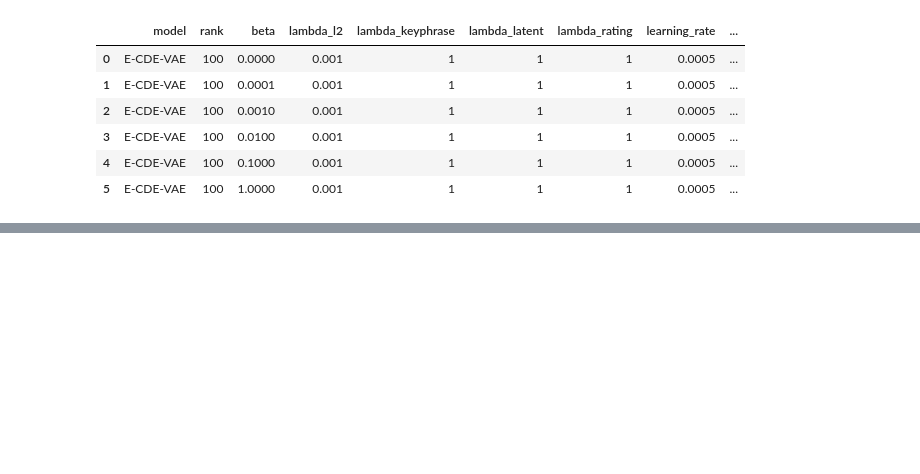
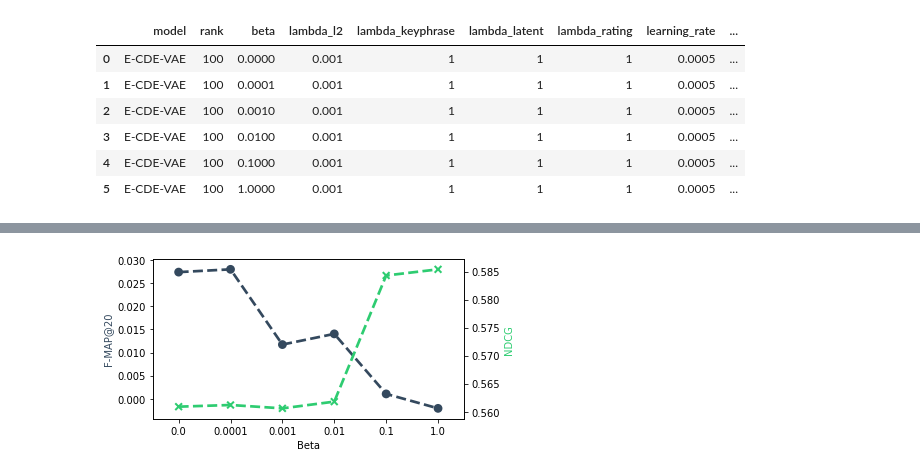
Before and after one commit to k9luo/DeepCritiquingForVAEBasedRecSys, a Jupyter notebook: F-MAP Plots.ipynb, the cells around one changed output, grey strips where cells are left out. Drawn from its saved outputs; the diff is of its cells as text; code cells hidden in the pictures; blank space fills up the shorter version.

Commit message:
added fmap metrics

```diff
--- a/F-MAP Plots.ipynb
+++ b/F-MAP Plots.ipynb
@@ -247,3 +249,7 @@ No handles with labels found to put in legend.
 | 3 | E-CDE-VAE | 100 | 0.0100 | 0.001 | 1 | 1 | 1 | 0.0005 | ... |
 | 4 | E-CDE-VAE | 100 | 0.1000 | 0.001 | 1 | 1 | 1 | 0.0005 | ... |
 | 5 | E-CDE-VAE | 100 | 1.0000 | 0.001 | 1 | 1 | 1 | 0.0005 | ... |
+# %%
+beta_fmap = (filtered_df.groupby(['model', 'rank', 'beta', 'lambda_l2', 'lambda_keyphrase', 'lambda_latent', 'lambda_rating', 'learning_rate', 'epoch', 'corruption', 'optimizer'], as_index=False)
+.agg({'F-MAP@5':'mean', 'F-MAP@10':'mean','F-MAP@20':'mean'})).sort_values(by=['beta'])
+beta_fmap
@@ -249,0 +264,3 @@ No handles with labels found to put in legend.
+# %%
+beta_metrics_df = pd.read_csv("tables/FMAP20_Recommendation_Metrics.csv").head(6)
+beta_metrics_df
@@ -249,0 +275,40 @@ No handles with labels found to put in legend.
+# %%
+def fmap_metrics_plot(df_fmap, df_metrics, x_fmap, y_fmap, x_metrics, y_metrics, x_fmap_name, y_fmap_name, x_metrics_name, y_metrics_name,folder='figs', name='unknown', save=True):
+    fig, ax = plt.subplots(figsize=(6, 3))
+    sns.pointplot(ax=ax, x="beta", y="F-MAP@20", data=beta_fmap, linestyles=["--"], color='#34495e')
+    ax.set_xlabel('Beta')
+    ax.set_ylabel('F-MAP@20', color='#34495e')
+    ax2 = ax.twinx()
+    sns.pointplot(ax=ax2, x="Beta", y="NDCG", data=beta_metrics_df, linestyles=["--"], markers="x", color='#2ecc71')
+    ax2.set_ylabel('NDCG', color="#2ecc71")
+    plt.tight_layout()
+    if save:
+        fig_path = load_yaml('config/global.yml', key='path')['figs']
+        plt.savefig("{2}/{0}/{1}_line.pdf".format(folder, name, fig_path), format="pdf")
+        plt.savefig("{2}/{0}/{1}_line.png".format(folder, name, fig_path), format="png")
+
+        fig_leg = plt.figure(figsize=(12, 0.7))
+        ax_leg = fig_leg.add_subplot(111)
+        ax_leg.legend(*ax.get_legend_handles_labels(), loc='center', ncol=10)
+        ax_leg.axis('off')
+        fig_leg.savefig('figs/line_legend.pdf', format='pdf')
+
+    else:
+        plt.show()
+    plt.close()
+# %%
+fmap_metrics_plot(df_fmap=beta_fmap,
+                  df_metrics=beta_metrics_df,
+                  x_fmap="beta",
+                  y_fmap="F-MAP@20",
+                  x_metrics="Beta",
+                  y_metrics="F-MAP@20",
+                  x_fmap_name="Beta",
+                  y_fmap_name="NDCG",
+                  x_metrics_name="Beta",
+                  y_metrics_name="NDCG",
+                  folder='beer',
+                  name='beer_fmap20_NDCG',
+                  save=True)
+# %% [output]
+[figure, added]
```
Also changed, not shown: parts of 12 cells of this notebook, 4 other files.
